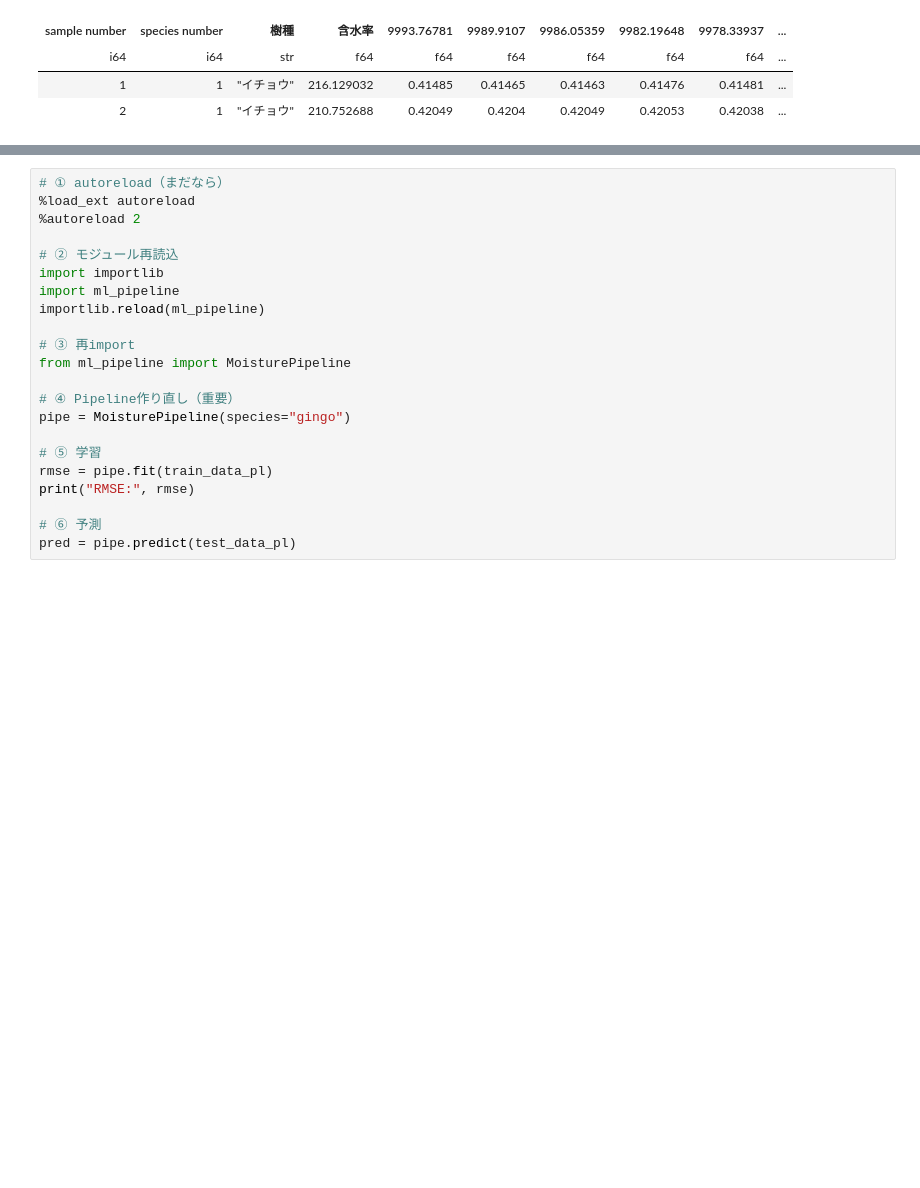
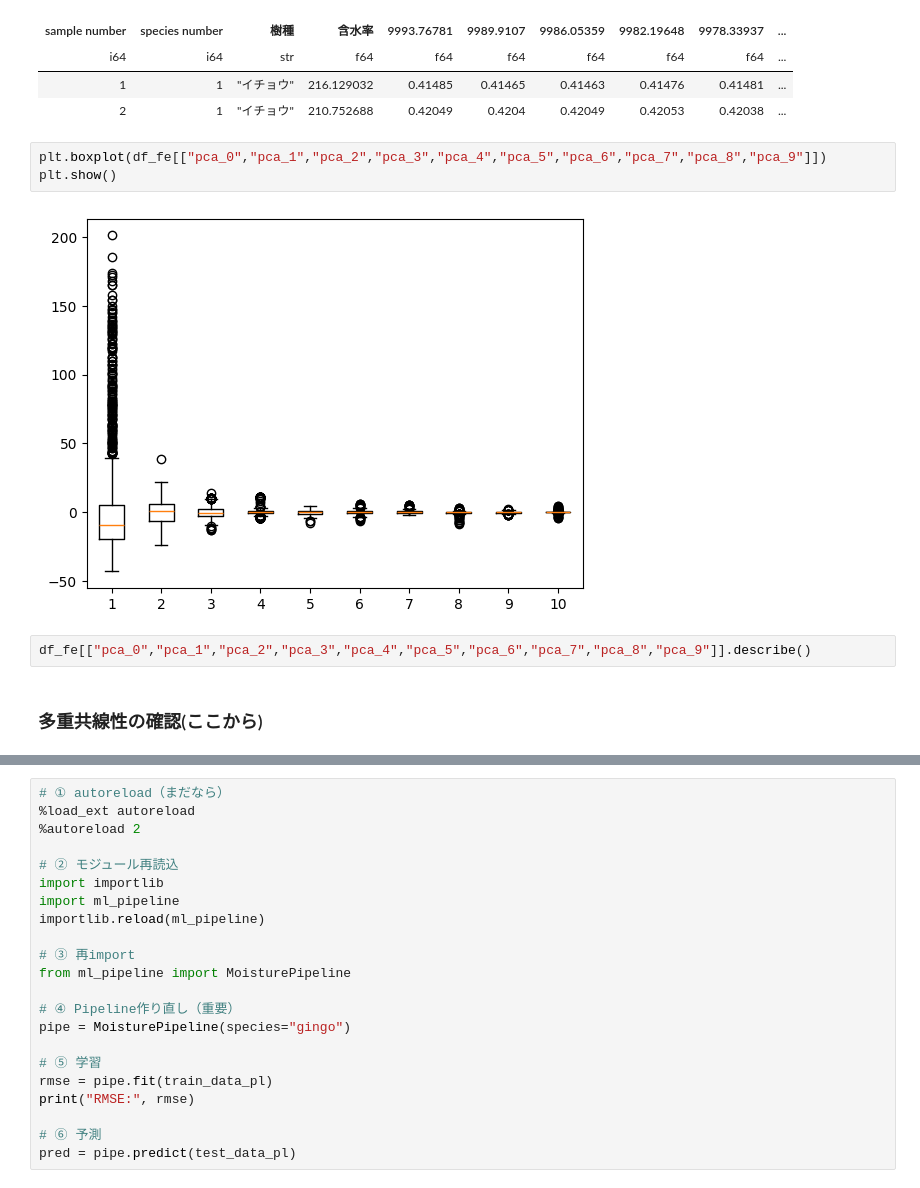
Before and after one commit to natsukacha/timber, a Jupyter notebook: work/mlflow-gingo-3.ipynb, the cells around one changed output, grey strips where cells are left out. Drawn from its saved outputs; the diff is of its cells as text; blank space fills up the shorter version.

Commit message:
upd:mlflow-gingo-3.ipynb:add pca vis.heatmap vis

```diff
--- a/work/mlflow-gingo-3.ipynb
+++ b/work/mlflow-gingo-3.ipynb
@@ -36,3 +39,12 @@ shape: (2, 1_569)
 | i64 | i64 | str | f64 | f64 | f64 | f64 | f64 | f64 | ... |
 | 1 | 1 | "イチョウ" | 216.129032 | 0.41485 | 0.41465 | 0.41463 | 0.41476 | 0.41481 | ... |
 | 2 | 1 | "イチョウ" | 210.752688 | 0.42049 | 0.4204 | 0.42049 | 0.42053 | 0.42038 | ... |
+# %%
+plt.boxplot(df_fe[["pca_0","pca_1","pca_2","pca_3","pca_4","pca_5","pca_6","pca_7","pca_8","pca_9"]])
+plt.show()
+# %% [output]
+[figure, added]
+# %%
+df_fe[["pca_0","pca_1","pca_2","pca_3","pca_4","pca_5","pca_6","pca_7","pca_8","pca_9"]].describe()
+# %% [markdown]
+### 多重共線性の確認(ここから)
```
Also changed, not shown: parts of 11 cells of this notebook, 1 other file.
